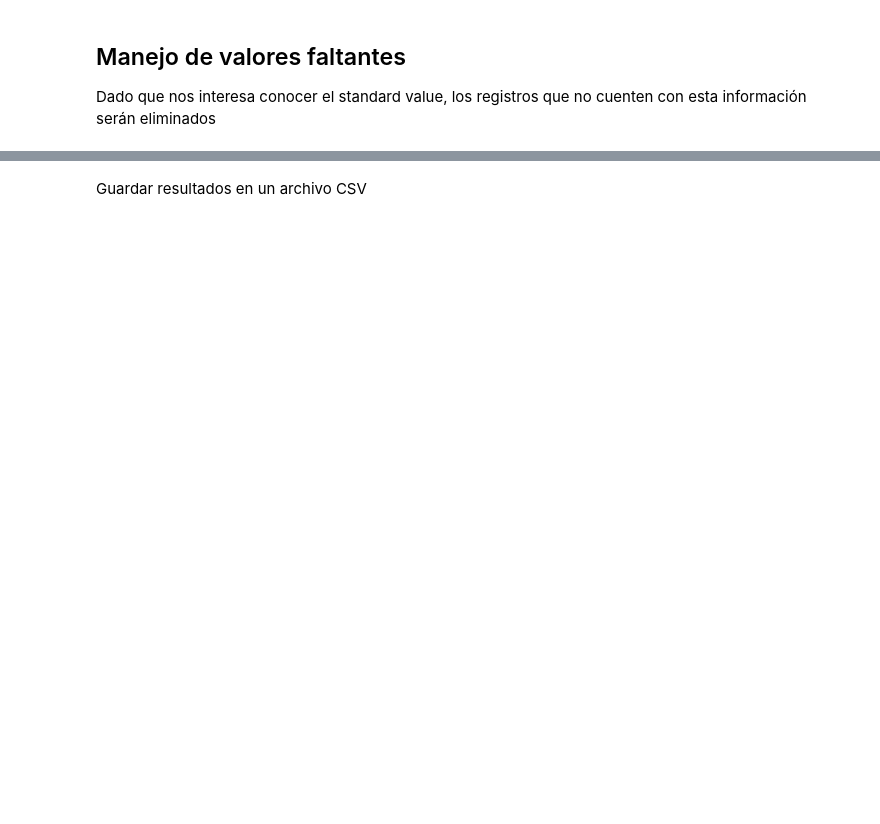
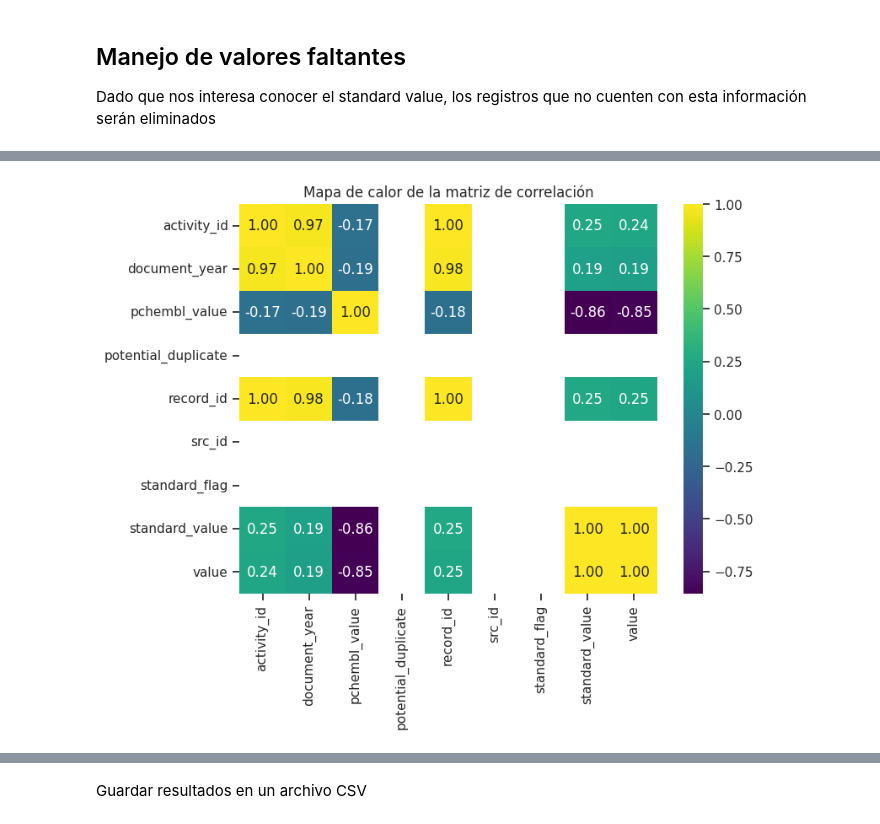
Before and after one commit to rromerov/Proyecto_Integrador, a Jupyter notebook: Avance1/main.ipynb, the cells around one changed output, grey strips where cells are left out. Saved outputs shown, nothing was run; the diff lists cells and outputs as text; code cells hidden in the pictures; blank space fills up the shorter version.

```diff
--- a/Avance1/main.ipynb
+++ b/Avance1/main.ipynb
@@ -205,0 +380,6 @@ df2_unique_can_smiles
+# %%
+df2_unique_can_smiles.loc[:, 'pchembl_value'] = df2_unique_can_smiles['pchembl_value'].astype(float)
+df2_unique_can_smiles.loc[:, 'standard_value'] = df2_unique_can_smiles['standard_value'].astype(float)
+df2_unique_can_smiles.loc[:, 'value'] = df2_unique_can_smiles['value'].astype(float)
+
+df2_unique_can_smiles = df2_unique_can_smiles.astype({'pchembl_value': 'float64', 'standard_value': 'float64', 'value': 'float64'})
@@ -205,0 +449,11 @@ df2_unique_can_smiles
+# %%
+# Calcular la matriz de correlación
+correlation_matrix = df2_unique_can_smiles.corr(numeric_only=True, method='pearson')
+
+# Visualizar la matriz de correlación como un mapa de calor
+plt.figure(figsize=(8, 6))
+sns.heatmap(correlation_matrix, annot=True, cmap='viridis', fmt=".2f")
+plt.title('Mapa de calor de la matriz de correlación')
+plt.show()
+# %% [output]
+[figure, added]
```
Also changed, not shown: parts of 59 cells of this notebook.
